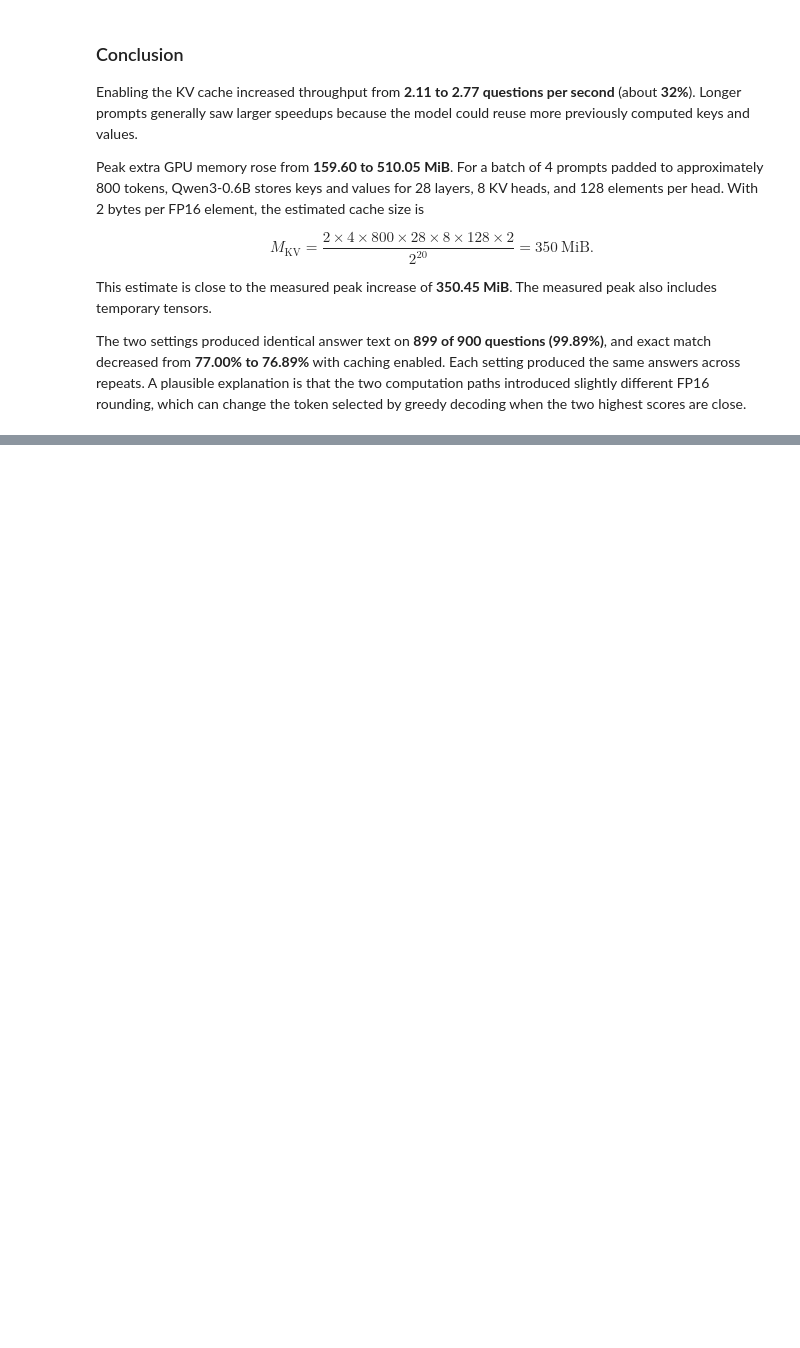
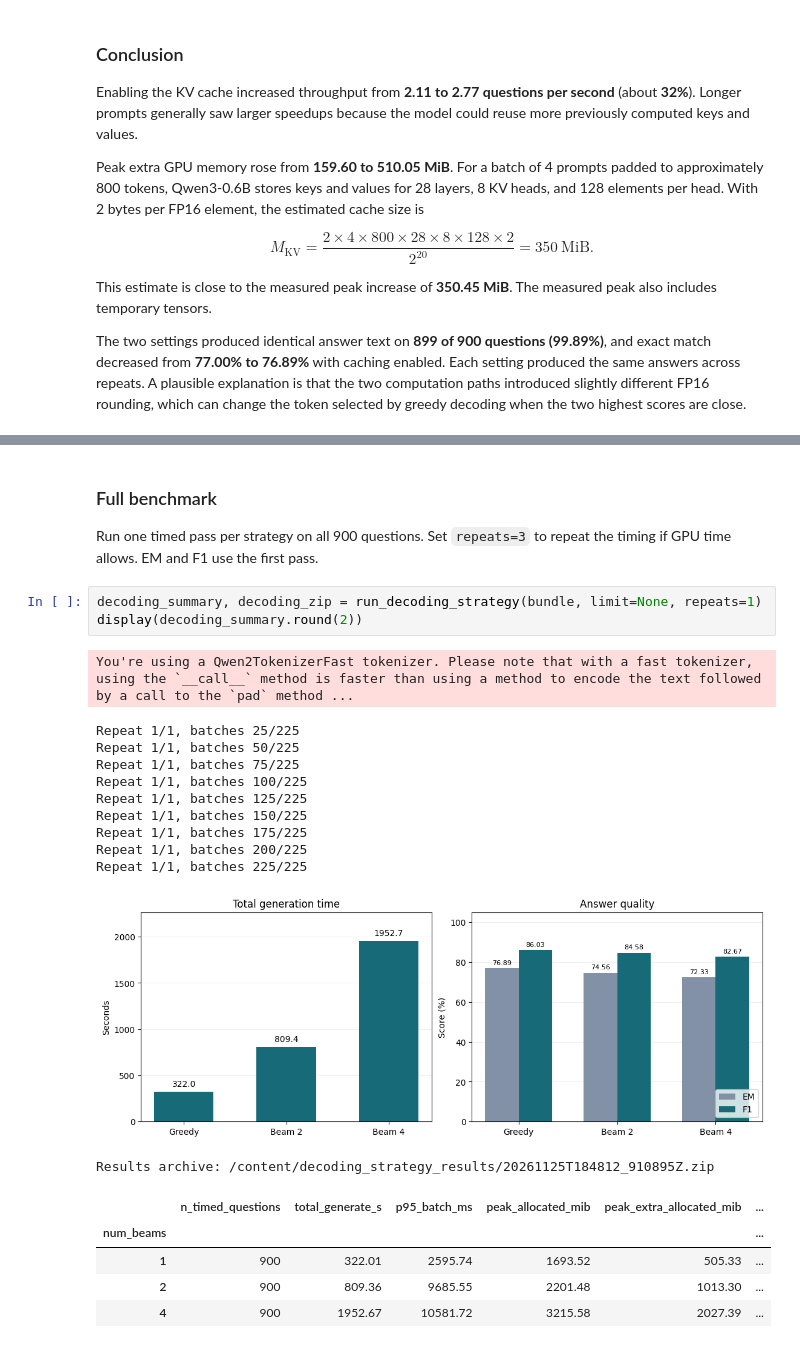
Before and after one commit to ZZZeet/qwen3-inference-experiments, a Jupyter notebook: inference_experiments.ipynb, the cells around one changed output, grey strips where cells are left out. Drawn from its saved outputs; the diff is of its cells as text; blank space fills up the shorter version.

```diff
--- a/inference_experiments.ipynb
+++ b/inference_experiments.ipynb
@@ -522,0 +787,25 @@ The two settings produced identical answer text on **899 of 900 questions (99.89
+# %% [markdown]
+### Full benchmark
+
+Run one timed pass per strategy on all 900 questions. Set `repeats=3` to repeat the timing if GPU time allows. EM and F1 use the first pass.
+# %%
+decoding_summary, decoding_zip = run_decoding_strategy(bundle, limit=None, repeats=1)
+display(decoding_summary.round(2))
+# %% [output]
+You're using a Qwen2TokenizerFast tokenizer. Please note that with a fast tokenizer, using the `__call__` method is faster than using a method to encode the text followed by a call to the `pad` method ...
+Repeat 1/1, batches 25/225
+Repeat 1/1, batches 50/225
+Repeat 1/1, batches 75/225
+Repeat 1/1, batches 100/225
+Repeat 1/1, batches 125/225
+Repeat 1/1, batches 150/225
+Repeat 1/1, batches 175/225
+Repeat 1/1, batches 200/225
+Repeat 1/1, batches 225/225
+[figure, added]
+Results archive: /content/decoding_strategy_results/20261125T184812_910895Z.zip
+|  | n_timed_questions | total_generate_s | p95_batch_ms | peak_allocated_mib | peak_extra_allocated_mib | ... |
+| num_beams |  |  |  |  |  | ... |
+| 1 | 900 | 322.01 | 2595.74 | 1693.52 | 505.33 | ... |
+| 2 | 900 | 809.36 | 9685.55 | 2201.48 | 1013.30 | ... |
+| 4 | 900 | 1952.67 | 10581.72 | 3215.58 | 2027.39 | ... |
```
Also changed, not shown: parts of 24 cells of this notebook.
